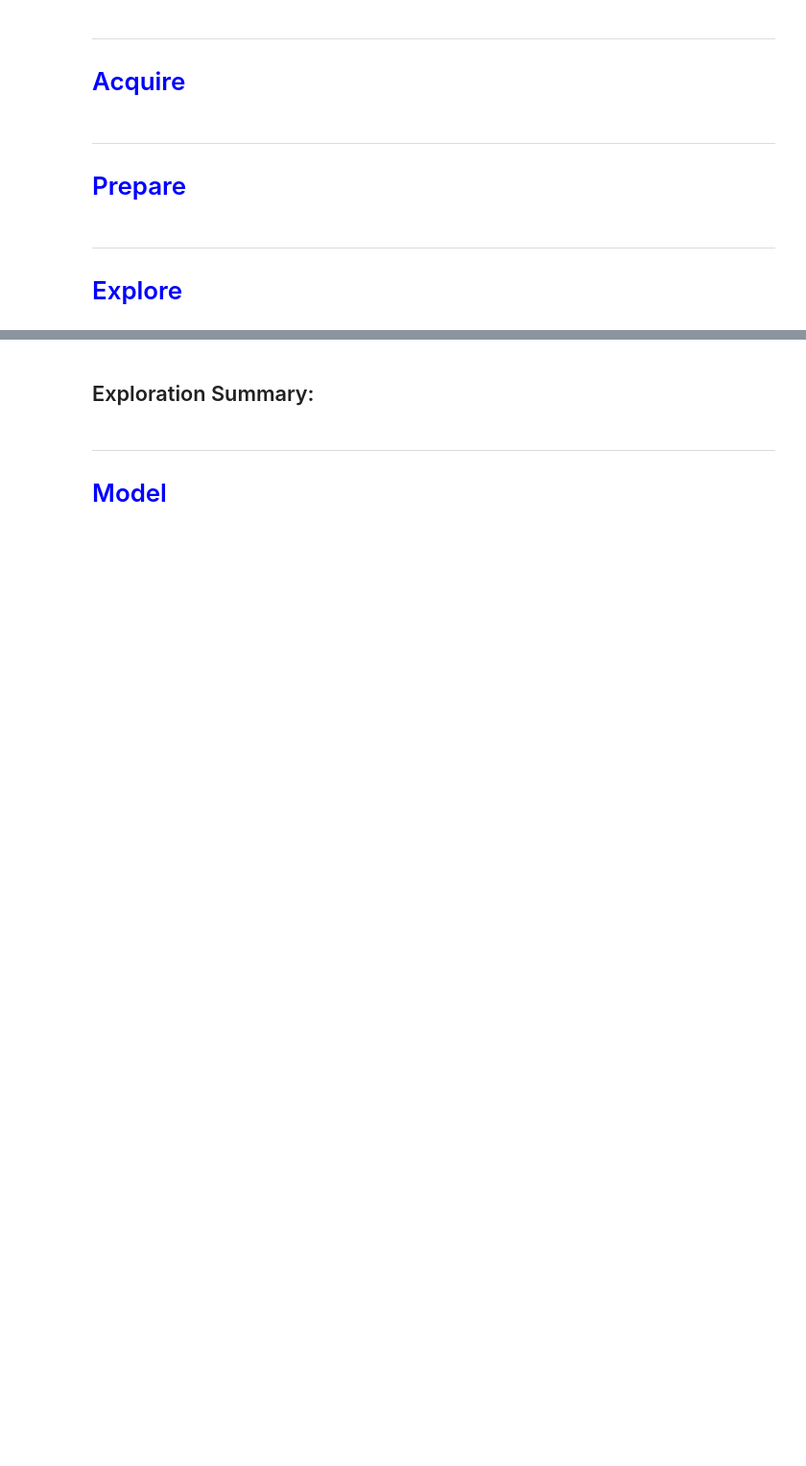
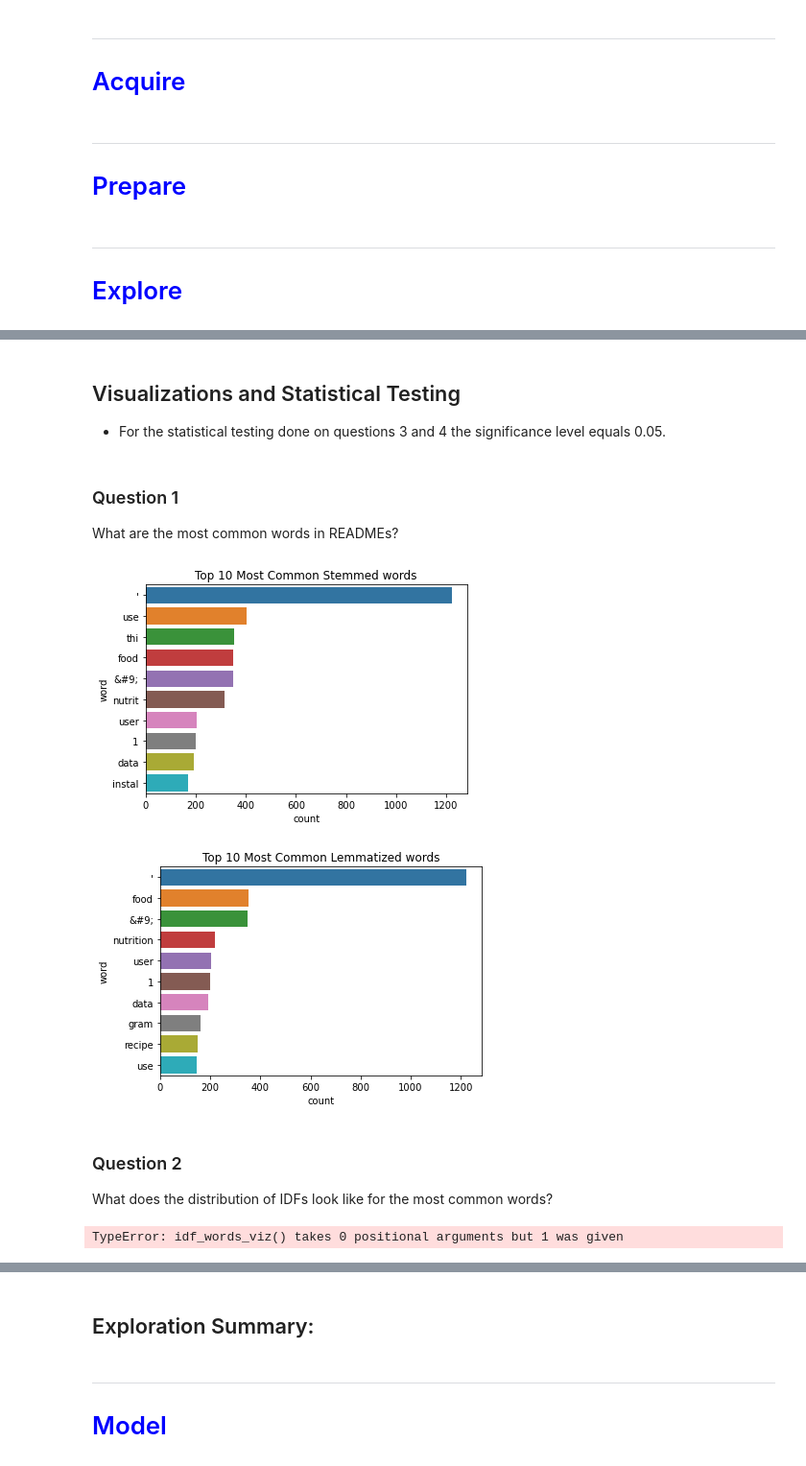
Before and after one commit to Christian-Kristine-Kan-Scott/nlp_project, a Jupyter notebook: report.ipynb, the cells around one changed output, grey strips where cells are left out. Shown at 96% size. Drawn from its saved outputs; the diff is of its cells as text; code cells hidden in the pictures; blank space fills up the shorter version.

```diff
--- a/report.ipynb
+++ b/report.ipynb
@@ -60,0 +54,40 @@ Identifed Five Drivers and Built a Model that Achieved 93% Percent Accuracy
+# %%
+# import dataframe
+filename = "nutrition_repos_clean_stemmed_lemmatize.csv"
+df = pd.read_csv(filename)
+
+# create object for split data
+sgs = SplitGetScale()
+train, test = sgs.split(df)
+
+# create separate copy for bivariate viz and stats
+train_viz_stats = train.copy()
+
+# create X and y for stemmed readme contents
+(X_train_stemmed, y_train_stemmed), (X_test_stemmed, y_test_stemmed) = sgs.get_Xy(train, test, cols_train="clean_stemmed")
+
+# create X and y for lemmatized readme contents
+(X_train_lemmed, y_train_lemmed), (X_test_lemmed, y_test_lemmed) = sgs.get_Xy(train, test, cols_train="clean_lemmatized")
+# %% [markdown]
+## Visualizations and Statistical Testing
+- For the statistical testing done on questions 3 and 4 the significance level equals 0.05.
+# %% [markdown]
+### Question 1
+What are the most common words in READMEs?
+# %%
+stemm_words, stemm_top_10_words = viz.stemm_top_ten_words(df)
+lemm_top_10_words, lemm_words = viz.lemm_top_ten_words(df)
+viz.stemm_top_ten(stemm_top_10_words)
+viz.lemm_top_ten(lemm_top_10_words)
+# %% [output]
+[figure, added]
+[figure, added]
+# %% [markdown]
+### Question 2
+What does the distribution of IDFs look like for the most common words?
+# %%
+words_df = viz.data_words_idf(df)
+viz.idf_words_viz(words_df)
+# viz.repo_language(df)
+# %% [output]
+TypeError: idf_words_viz() takes 0 positional arguments but 1 was given
```
Also changed, not shown: parts of 12 cells of this notebook, 2 other files.
